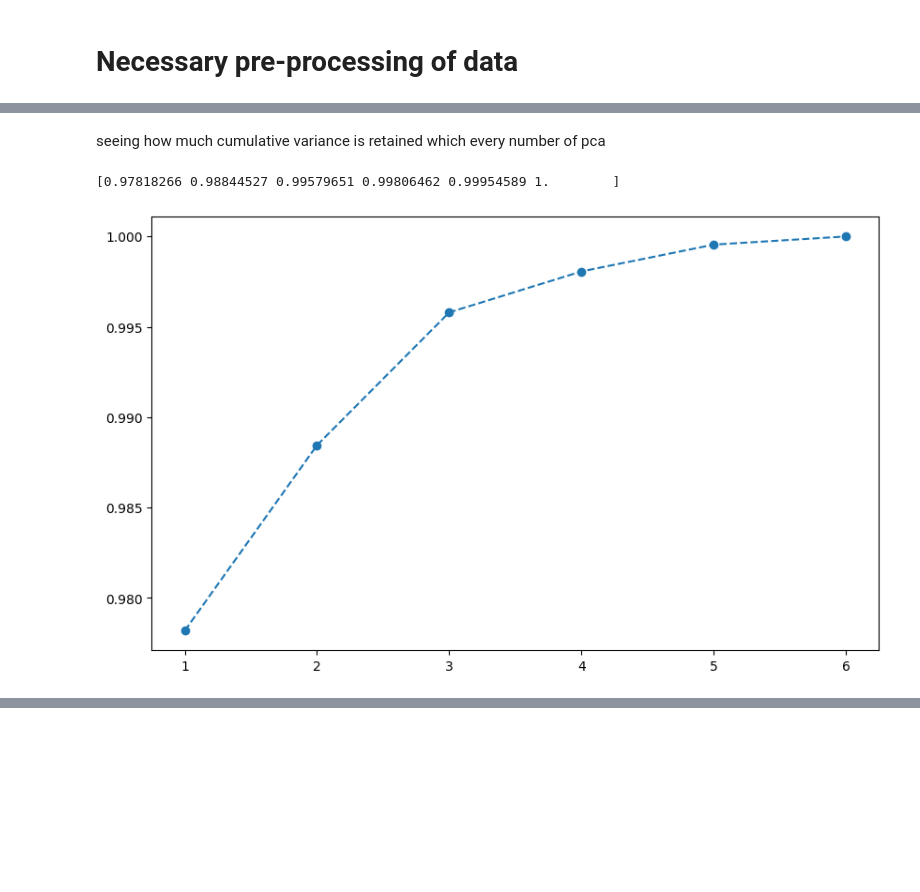
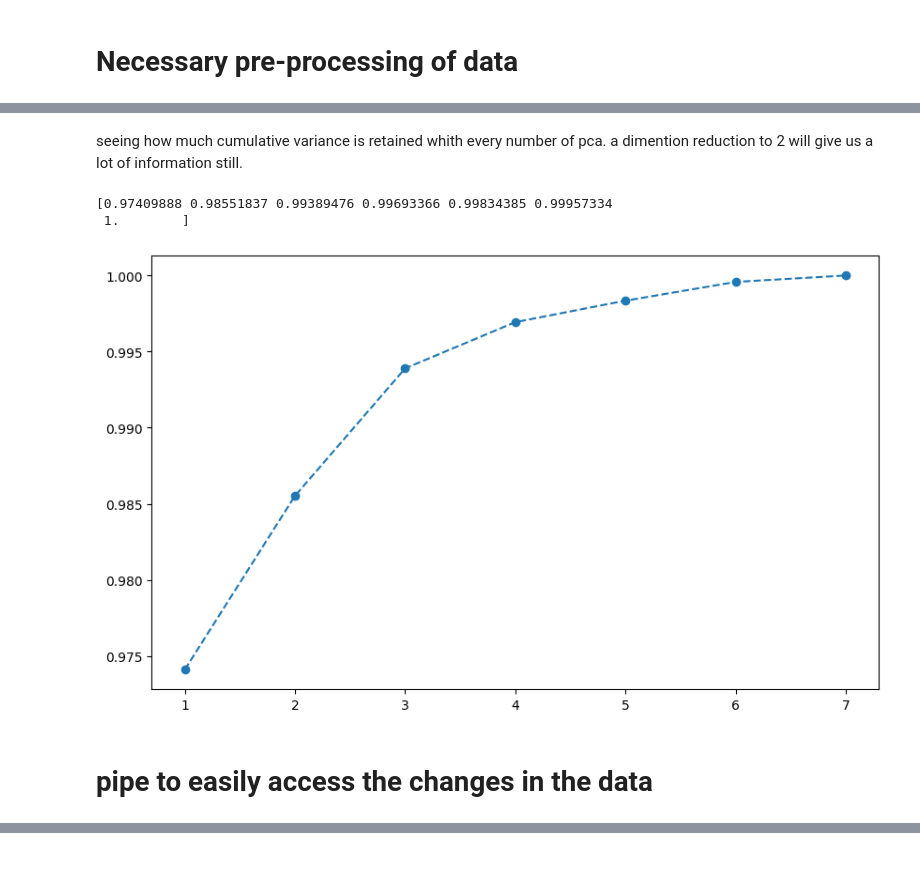
Before and after one commit to kosovarei/Machine_Learning, a Jupyter notebook: Supervised_Learning_II/Comparison_of_Regressors_for_Abalone_Age_Prediction.ipynb, the cells around one changed output, grey strips where cells are left out. Drawn from its saved outputs; the diff is of its cells as text; code cells hidden in the pictures; blank space fills up the shorter version.

```diff
--- a/Supervised_Learning_II/Comparison_of_Regressors_for_Abalone_Age_Prediction.ipynb
+++ b/Supervised_Learning_II/Comparison_of_Regressors_for_Abalone_Age_Prediction.ipynb
@@ -76,17 +94,18 @@ abalone_corr.style.background_gradient(cmap='coolwarm')
 # %% [markdown]
-seeing how much cumulative variance is retained which every number of pca
+seeing how much cumulative variance is retained whith every number of pca. a dimention reduction to 2 will give us a lot of information still.
 # %%
 pca = PCA()
-number_of_pca = pca.fit_transform(abalone_data.iloc[:, 1:7])
+number_of_pca = pca.fit_transform(abalone_data.iloc[:, 1:8])
 number_of_pca
 
 explained_variance = pca.explained_variance_ratio_
 cumulative_variance = np.cumsum(explained_variance)
 print(cumulative_variance)
 
 plt.figure(figsize=(10, 6))
 plt.plot(range(1, len(explained_variance) + 1), cumulative_variance, marker='o', linestyle='--')
 plt.show()
 # %% [output]
-[0.97818266 0.98844527 0.99579651 0.99806462 0.99954589 1.        ]
+[0.97409888 0.98551837 0.99389476 0.99693366 0.99834385 0.99957334
+ 1.        ]
-[figure, old version]
+[figure, new version]
@@ -92,0 +115,2 @@ plt.show()
+# %% [markdown]
+# pipe to easily access the changes in the data
```
Also changed, not shown: parts of 91 cells of this notebook, 1 other file.
